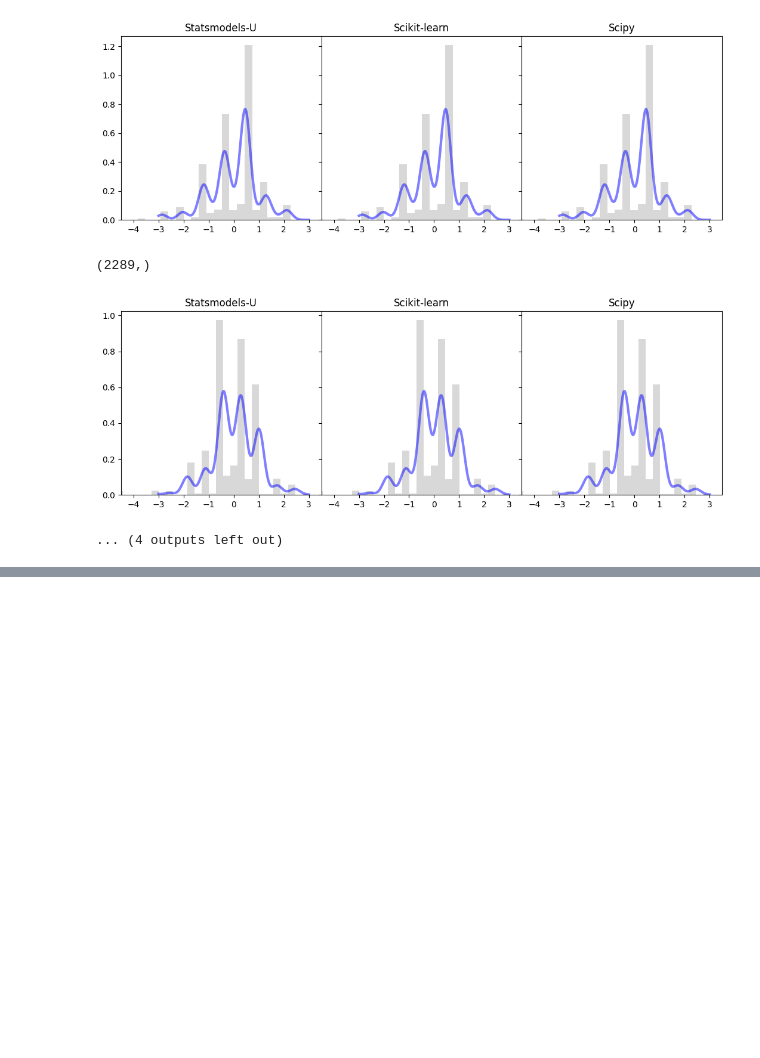
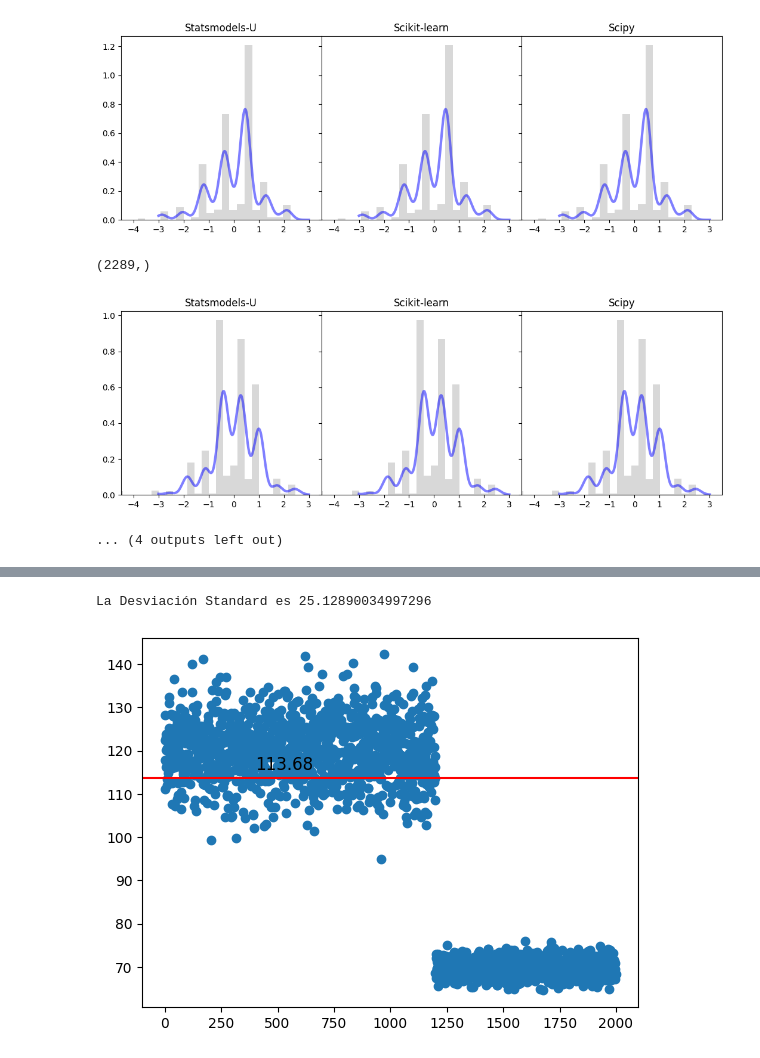
Before and after one commit to Datalis/tasa-jupyter, a Jupyter notebook: anomaly_detection.ipynb, the cells around one changed output, grey strips where cells are left out. Cells and saved outputs as stored; diff of their text form; code cells hidden in the pictures; blank space fills up the shorter version.

```diff
--- a/anomaly_detection.ipynb
+++ b/anomaly_detection.ipynb
@@ -53,8 +53,10 @@ def get_median_without_outliers_iql(ti):
 
     return new_ti.median()
 
-def get_lower_upper_bond_std(ti):
+def get_lower_upper_bond_std(ti, show_std=False):
     std = ti.std()
+    if show_std:
+        print('La Desviación Standard es', std)
     m = np.median(ti)
     return m-3*std, m+3*std
 
@@ -265,0 +279,32 @@ df.groupby('Moneda').resample('d').agg({'Oferta':show_kde});
+# %%
+from sklearn.neighbors import KernelDensity
+from numpy import random, array
+import matplotlib.pyplot as plt
+
+random.seed(135)
+def prepData(N, true_mean=120, false_mean=70, p=1/2):
+    X = []
+    for i in range(n):
+        if i < N*p:
+            A = true_mean + random.normal(0, 7)
+        else:
+            A = false_mean + random.normal(0, 2)
+
+        X.append(A)
+    return array(X)
+
+n=2000
+X = prepData(n, 120, 70, p=6/10).reshape((-1, 1))
+
+lower_iqd, upper_iqd = get_lower_upper_bond_std(X, True)
+
+X = X[(X>=lower_iqd) & (X<=upper_iqd)]
+
+x_ax = range(n)
+plt.scatter(x_ax, X)
+plt.axhline(y=np.median(X), color='red')
+plt.text(400, np.median(X)+2, np.round(np.median(X), 2), fontsize=12)
+plt.show()
+# %% [output]
+La Desviación Standard es 25.12890034997296
+[figure, added]
```
Also changed, not shown: parts of 3 cells of this notebook.
